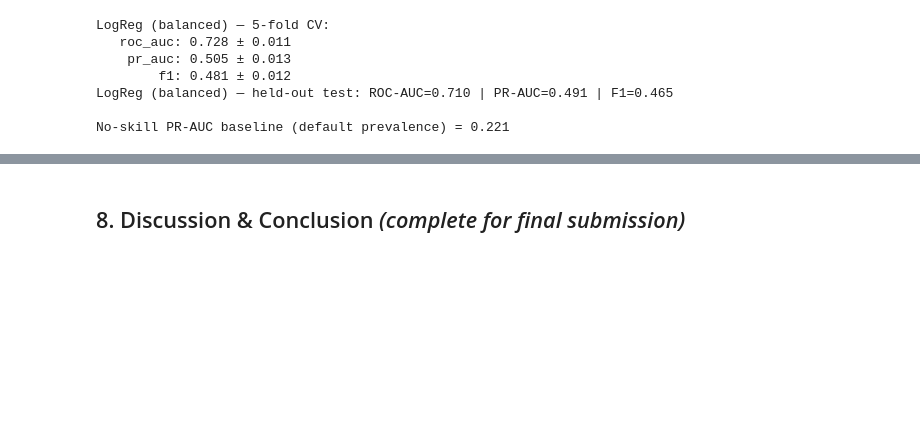
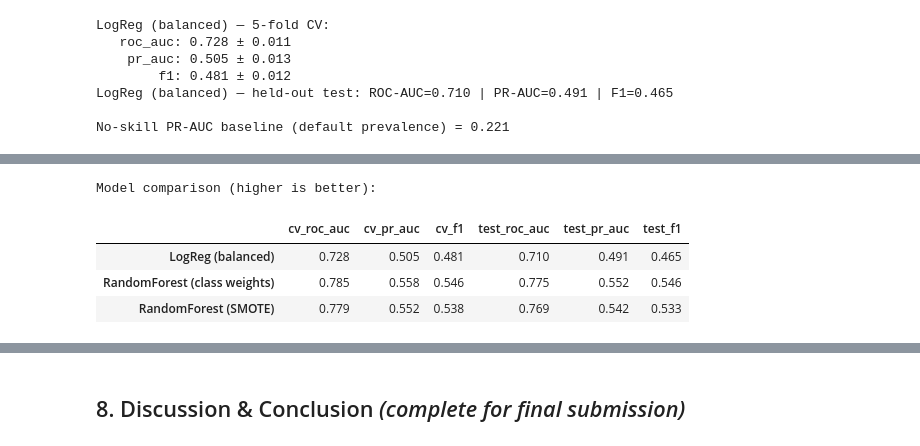
Before and after one commit to shantanu-777/dai-mission-group-v, a Jupyter notebook: notebook.ipynb, the cells around one changed output, grey strips where cells are left out. Cells and saved outputs as stored; diff of their text form; code cells hidden in the pictures; blank space fills up the shorter version.

```diff
--- a/notebook.ipynb
+++ b/notebook.ipynb
@@ -439,0 +453,30 @@ plt.tight_layout(); plt.show()
+# %%
+# Random Forest with two imbalance strategies: class weights vs SMOTE oversampling
+from sklearn.ensemble import RandomForestClassifier
+from imblearn.pipeline import Pipeline as ImbPipeline
+from imblearn.over_sampling import SMOTE
+
+rf_params = dict(n_estimators=300, min_samples_leaf=20, max_features="sqrt",
+                 random_state=RANDOM_STATE, n_jobs=-1)
+
+# Strategy 1 — class weights
+rf_cw = Pipeline([
+    ("prep", make_preprocessor()),
+    ("clf", RandomForestClassifier(class_weight="balanced_subsample", **rf_params)),
+])
+
+# Strategy 2 — SMOTE inside the pipeline (resamples only the training fold)
+rf_smote = ImbPipeline([
+    ("prep", make_preprocessor()),
+    ("smote", SMOTE(random_state=RANDOM_STATE)),
+    ("clf", RandomForestClassifier(**rf_params)),
+])
+
+rf_cw_cv = cv_report(rf_cw, "RandomForest (class weights)")
+rf_cw, rf_cw_proba, rf_cw_test = test_metrics(rf_cw, "RandomForest (class weights)")
+results["RandomForest (class weights)"] = {"cv": rf_cw_cv, "test": rf_cw_test}
+
+print()
+rf_smote_cv = cv_report(rf_smote, "RandomForest (SMOTE)")
+rf_smote, rf_smote_proba, rf_smote_test = test_metrics(rf_smote, "RandomForest (SMOTE)")
+results["RandomForest (SMOTE)"] = {"cv": rf_smote_cv, "test": rf_smote_test}
@@ -439,0 +495,16 @@ plt.tight_layout(); plt.show()
+# %%
+# Side-by-side comparison of all models (CV means + held-out test)
+summary = pd.DataFrame({
+    name: {**{f"cv_{k}": v for k, v in r["cv"].items()},
+           **{f"test_{k}": v for k, v in r["test"].items()}}
+    for name, r in results.items()
+}).T
+summary = summary[["cv_roc_auc", "cv_pr_auc", "cv_f1", "test_roc_auc", "test_pr_auc", "test_f1"]]
+print("Model comparison (higher is better):")
+display(summary.round(3))
+# %% [output]
+Model comparison (higher is better):
+|  | cv_roc_auc | cv_pr_auc | cv_f1 | test_roc_auc | test_pr_auc | test_f1 |
+| LogReg (balanced) | 0.728 | 0.505 | 0.481 | 0.710 | 0.491 | 0.465 |
+| RandomForest (class weights) | 0.785 | 0.558 | 0.546 | 0.775 | 0.552 | 0.546 |
+| RandomForest (SMOTE) | 0.779 | 0.552 | 0.538 | 0.769 | 0.542 | 0.533 |
```
Also changed, not shown: parts of 11 cells of this notebook, 1 other file.
